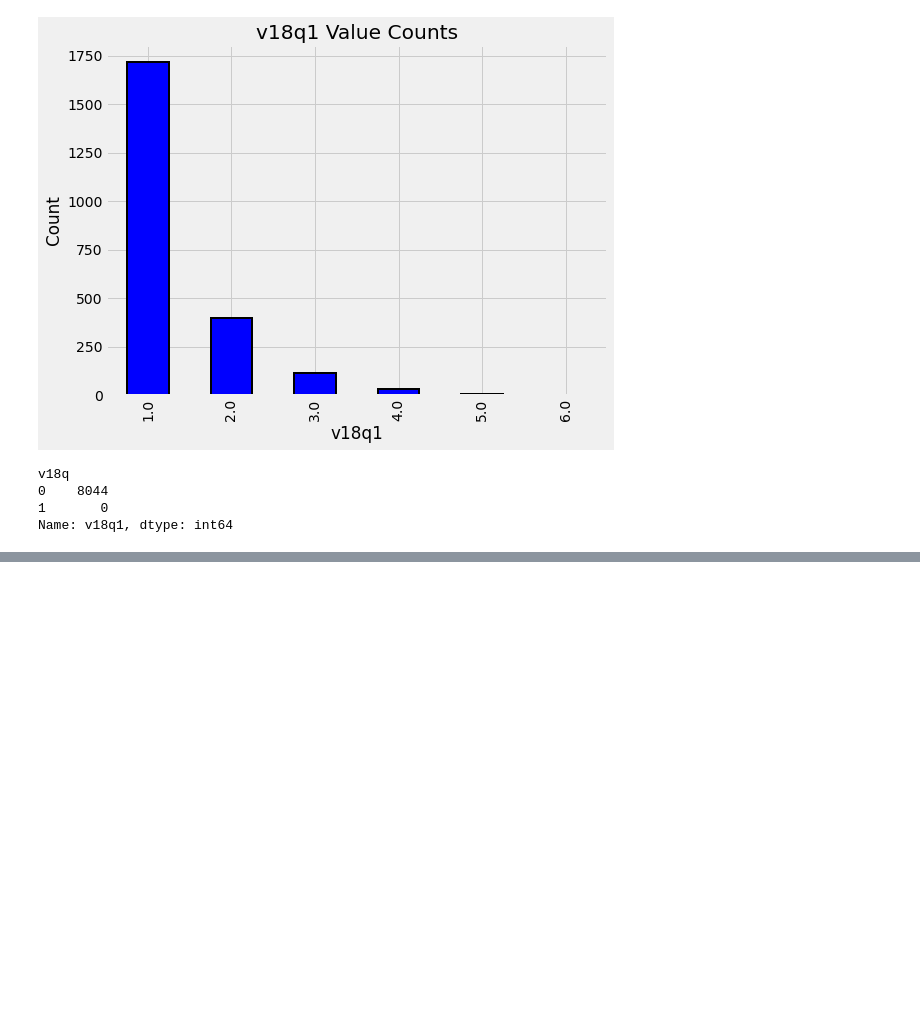
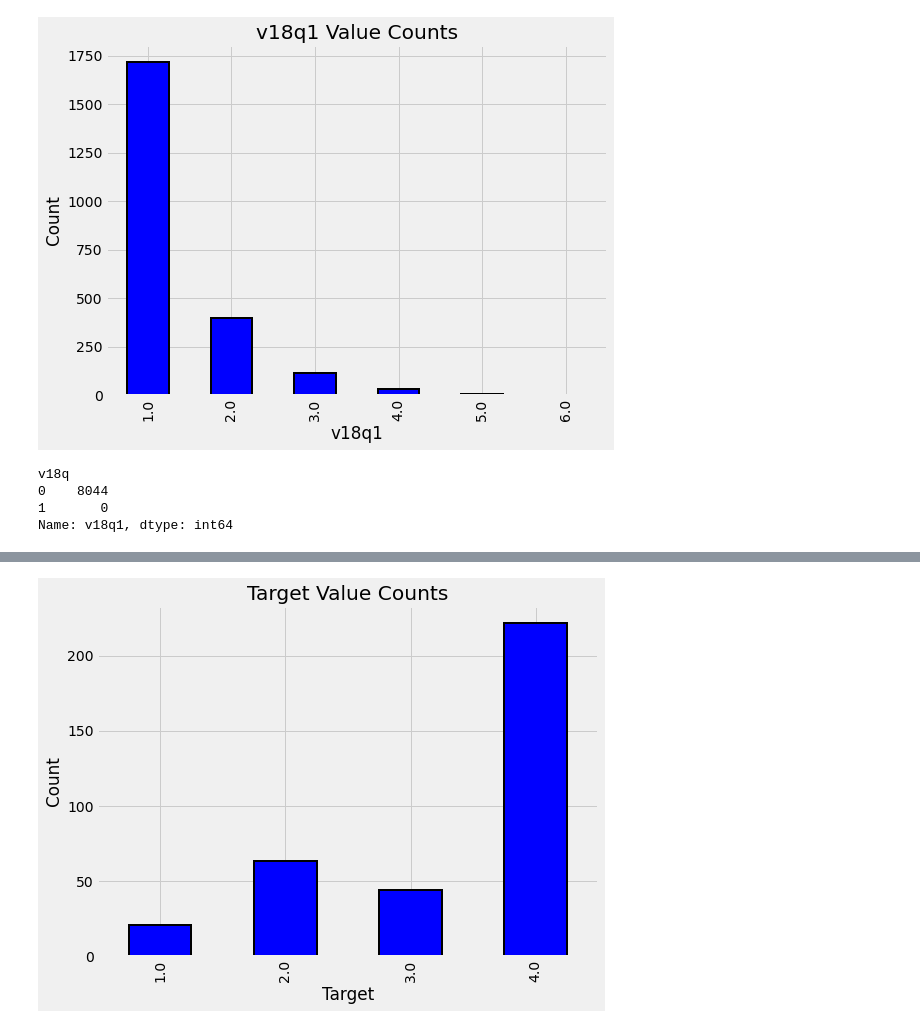
Before and after one commit to sinjy1203/kaggle_studying, a Jupyter notebook: Household_Poverty_1.ipynb, the cells around one changed output, grey strips where cells are left out. Cells and saved outputs as stored; diff of their text form; code cells hidden in the pictures; blank space fills up the shorter version.

```diff
--- a/Household_Poverty_1.ipynb
+++ b/Household_Poverty_1.ipynb
@@ -244,0 +345,4 @@ data.loc[data['v2a1'].isnull(), own_variables].sum().plot.bar(
+# %%
+plot_value_counts(data[(data['rez_esc-missing'] == 1)], 'Target')
+# %% [output]
+[figure, added]
```
Also changed, not shown: parts of 79 cells of this notebook.
